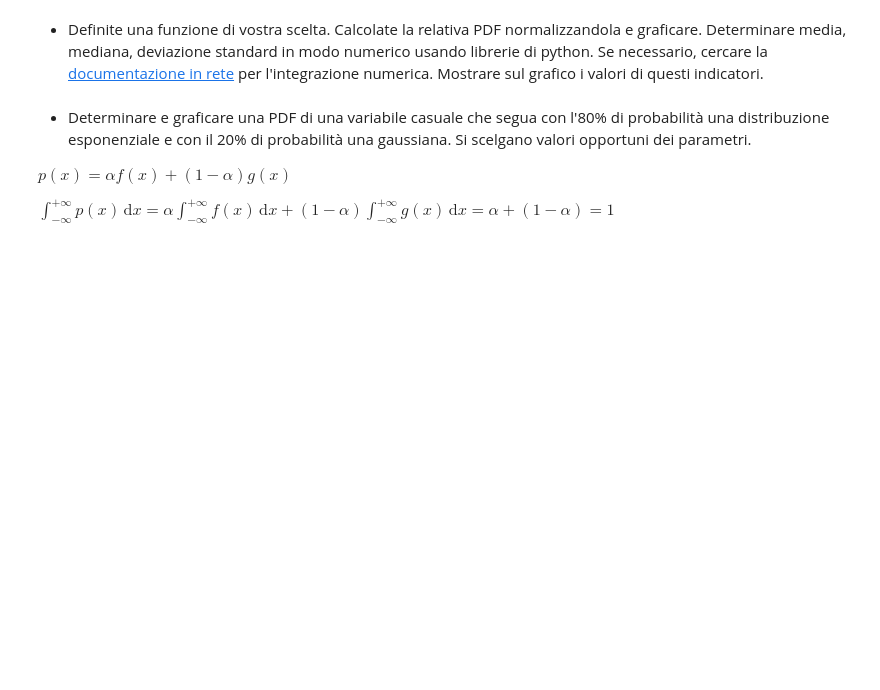
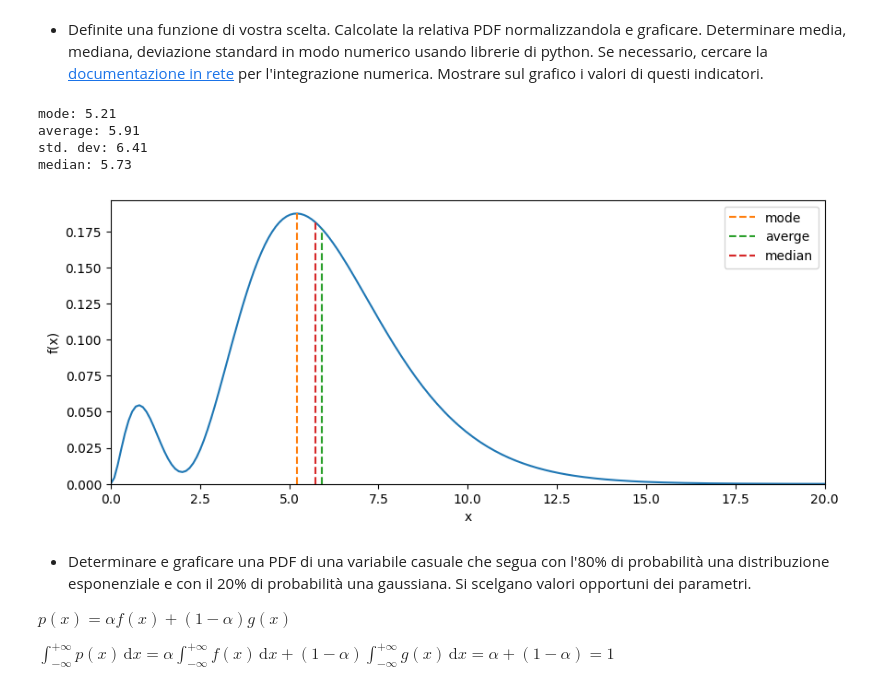
Before and after one commit to lucalista/analisi-dati-2025, a Jupyter notebook: 05.04.00__Distribuzioni_di_probabilita_continue.ipynb, the cells around one changed output. Drawn from its saved outputs; the diff is of its cells as text; code cells hidden in the pictures; blank space fills up the shorter version.

```diff
--- a/05.04.00__Distribuzioni_di_probabilita_continue.ipynb
+++ b/05.04.00__Distribuzioni_di_probabilita_continue.ipynb
@@ -722,6 +722,44 @@ FWHM, gaussian =  2.3548200450277363
 FWHM, gamma(2) =  2.446386037030606
 # %% [markdown]
 * Definite una funzione di vostra scelta. Calcolate la relativa PDF normalizzandola e graficare. Determinare media, mediana, deviazione standard in modo numerico usando librerie di python. Se necessario, cercare la [documentazione in rete](https://docs.scipy.org/doc/scipy/tutorial/integrate.html) per l'integrazione numerica. Mostrare sul grafico i valori di questi indicatori.
+# %%
+from scipy.integrate import quad
+import math
+
+c = 1.0
+def f(x):
+    return np.exp(-x)*x**2*(1+2*(2*(x-2))**2)/c
+x_min, x_max = 0, 20
+c = quad(f, x_min, x_max)[0]
+mode = fmin(lambda x: -f(x), 5, disp=0)[0]
+avg = quad(lambda x: x*f(x), x_min, x_max)[0]
+std = math.sqrt(quad(lambda x: x**2*f(x), x_min, x_max)[0])
+med = bisect(lambda x: quad(f, x_min, x)[0]-0.5, 0, x_max)
+print("mode: {:.2f}".format(mode))
+print("average: {:.2f}".format(avg))
+print("std. dev: {:.2f}".format(std))
+print("median: {:.2f}".format(med))
+
+plt.figure(figsize=(10, 4))
+x = np.linspace(x_min, x_max, 200)
+k = 2
+y = f(x)
+plt.plot(x,y)
+plt.xlim(x_min, x_max)
+plt.ylim(bottom=0)
+plt.xlabel('x')
+plt.ylabel('f(x)')
+plt.plot([mode, mode], [0, f(mode)], label='mode', linestyle='--')
+plt.plot([avg, avg], [0, f(avg)], label='averge', linestyle='--')
+plt.plot([med, med], [0, f(med)], label='median', linestyle='--')
+plt.legend()
+plt.show()
+# %% [output]
+mode: 5.21
+average: 5.91
+std. dev: 6.41
+median: 5.73
+[figure, added]
 # %% [markdown]
 * Determinare e graficare una PDF di una variabile casuale che segua con l'80% di probabilità una distribuzione esponenziale e con il 20% di probabilità una gaussiana. Si scelgano valori opportuni dei parametri.
 
```
